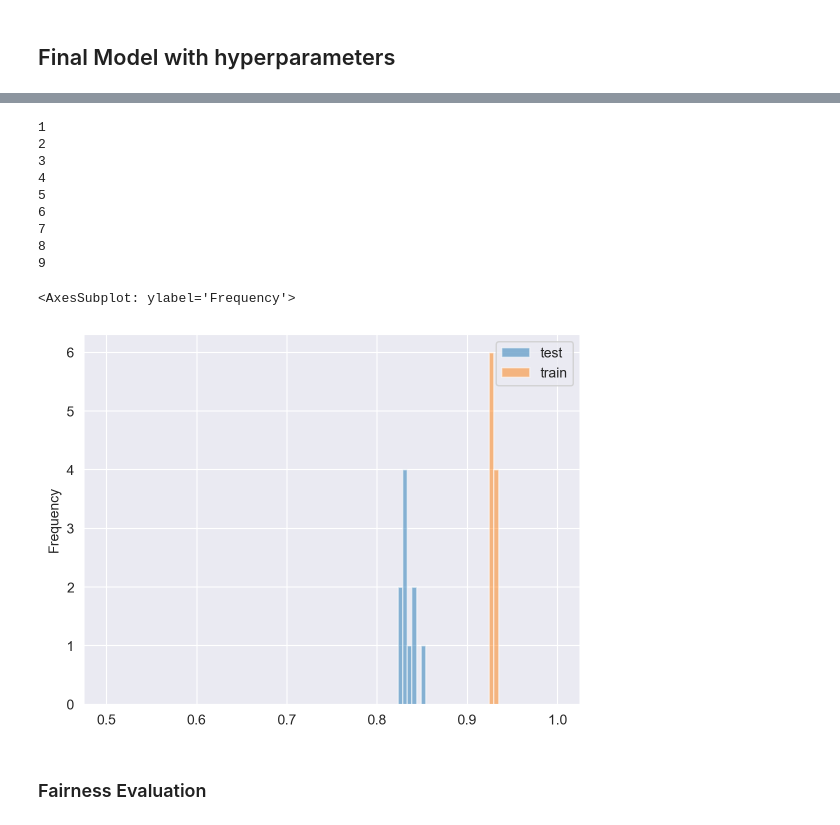
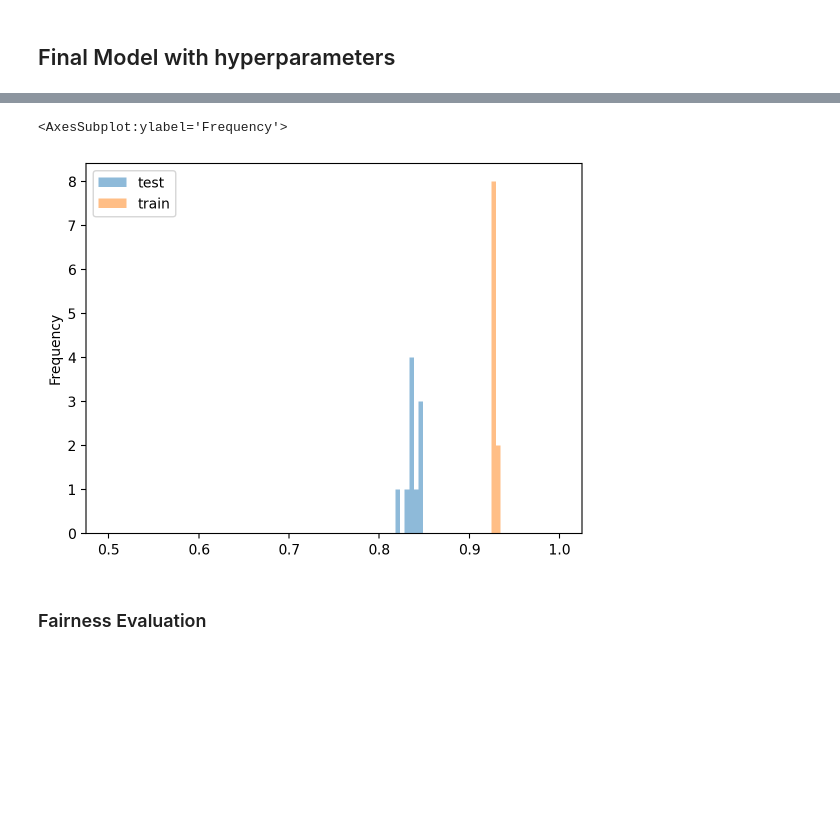
Before and after one commit to pemukl/dsc80-stock-prediction, a Jupyter notebook: stocks.ipynb, the cells around one changed output, grey strips where cells are left out. Saved outputs shown, nothing was run; the diff lists cells and outputs as text; code cells hidden in the pictures; blank space fills up the shorter version.

```diff
--- a/stocks.ipynb
+++ b/stocks.ipynb
@@ -224,7 +224,8 @@ pd.DataFrame(res).plot.hist(bins=np.linspace(0.5, 1, 100),alpha=0.5)
 # %%
 res = []
 year_prefix_hotencode = Pipeline([
-    ("transform-date-to-int", FunctionTransformer(lambda x : x["transaction_date"].apply(lambda x : time.mktime(datetime.datetime.strptime(x, "%Y-%m-%d").timetuple())))),
+    ("transform-date-to-int", FunctionTransformer(lambda x : x["transaction_date"].apply(
+        lambda x : time.mktime(datetime.datetime.strptime(x, "%Y-%m-%d").timetuple())))),
     ("to-2d-df", FunctionTransformer(lambda x : pd.DataFrame(x))),
     ("bins", KBinsDiscretizer()),
 ])
@@ -244,4 +245,5 @@ for x in range(25):
     pl.fit(X_train, y_train)
     res.append(pl.score(X_test, y_test))
 pd.Series(res).hist()
+np.mean(res)
 # %% [output]
@@ -279,10 +282,11 @@ our hyperparameter C seems good between 2 and 4
 ## coarse search for hyperparameter k_bins
 # %%
 res = {}
-for n in range(20, 180, 10):
+for n in range(4, 17, 2):
     res[n] = []
     year_prefix_hotencode = Pipeline([
-        ("transform-date-to-int", FunctionTransformer(lambda x : x["transaction_date"].apply(lambda x : time.mktime(datetime.datetime.strptime(x, "%Y-%m-%d").timetuple())))),
+        ("transform-date-to-int", FunctionTransformer(lambda x : x["transaction_date"].apply(
+            lambda x : time.mktime(datetime.datetime.strptime(x, "%Y-%m-%d").timetuple())))),
         ("to-2d-df", FunctionTransformer(lambda x : pd.DataFrame(x))),
         ("bins", KBinsDiscretizer(n_bins=n)),
     ])
@@ -295,9 +299,9 @@ for n in range(20, 180, 10):
     )
     pl = Pipeline([
         ('preproc', preproc),
-        ('embedding', SVC(C=3)),
+        ('embedding', SVC(C=3, random_state=42)),
     ])
-    for x in range(25):
+    for x in range(5):
         X_train, X_test, y_train, y_test = train_test_split(X, y.values.ravel(), random_state=x)
         pl.fit(X_train, y_train)
         res[n].append(pl.score(X_test, y_test))
@@ -311,7 +318,8 @@ With the information we got with the coarse search we did a GridSearch to find t
 from sklearn.model_selection import GridSearchCV
 
 year_prefix_hotencode = Pipeline([
-    ("transform-date-to-int", FunctionTransformer(lambda x : x["transaction_date"].apply(lambda x : time.mktime(datetime.datetime.strptime(x, "%Y-%m-%d").timetuple())))),
+    ("transform-date-to-int", FunctionTransformer(lambda x : x["transaction_date"].apply(
+        lambda x : time.mktime(datetime.datetime.strptime(x, "%Y-%m-%d").timetuple())))),
     ("to-2d-df", FunctionTransformer(lambda x : pd.DataFrame(x))),
     ("bins", KBinsDiscretizer()),
 ])
@@ -324,12 +332,12 @@ transformers=[
 )
 pl = Pipeline([
     ('preproc', preproc),
-    ('model', SVC()),
+    ('model', SVC(random_state=42)),
 ])
 
 
 hyperparameters = {
-    'preproc__year__bins__n_bins': range(6, 18, 1),
+    'preproc__year__bins__n_bins': range(13, 17),
     'model__C': np.arange(2,4,0.1)
 }
 searcher = GridSearchCV(pl, hyperparameters, cv=5)
@@ -341,7 +351,8 @@ searcher.best_params_
 # %%
 res = []
 year_prefix_hotencode = Pipeline([
-    ("transform-date-to-int", FunctionTransformer(lambda x : x["transaction_date"].apply(lambda x : time.mktime(datetime.datetime.strptime(x, "%Y-%m-%d").timetuple())))),
+    ("transform-date-to-int", FunctionTransformer(lambda x : x["transaction_date"].apply(
+        lambda x : time.mktime(datetime.datetime.strptime(x, "%Y-%m-%d").timetuple())))),
     ("to-2d-df", FunctionTransformer(lambda x : pd.DataFrame(x))),
     ("bins", KBinsDiscretizer(n_bins=14)),
 ])
@@ -354,7 +365,7 @@ transformers=[
 )
 pl = Pipeline([
     ('preproc', preproc),
-    ('embedding', SVC(C=2.9)),
+    ('embedding', SVC(C=3.5)),
 ])
 # %%
 for x in range(25):
@@ -367,29 +378,18 @@ np.mean(res)
 # %%
 res = {"test":[],"train":[]}
 for i in range(10):
-    if i%10==0:
-        print(i)
     pl = Pipeline([
         ('preproc', preproc),
-        ('model', SVC(C=2.9)),
+        ('model', SVC(C=3.5)),
     ])
     X_train, X_test, y_train, y_test = train_test_split(X,y,random_state=i)
     pl.fit(X_train, y_train["party"])
     res["test"].append(pl.score(X_test, y_test["party"]))
     res["train"].append(pl.score(X_train, y_train["party"]))
 pd.DataFrame(res).plot.hist(bins=np.linspace(0.5, 1, 100),alpha=0.5)
 # %% [output]
-1
-2
-3
-4
-5
-6
-7
-8
-9
+<AxesSubplot:ylabel='Frequency'>
-<AxesSubplot: ylabel='Frequency'>
-[figure, old version]
+[figure, new version]
 # %% [markdown]
 ### Fairness Evaluation
 # %% [markdown]
```
Also changed, not shown: parts of 17 cells of this notebook, 8 other files.
